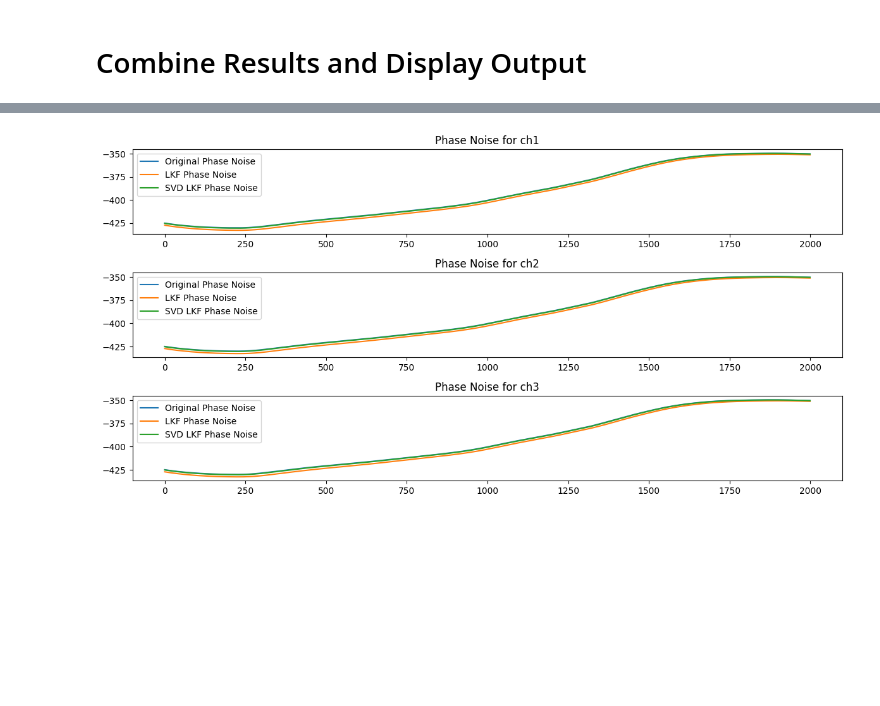
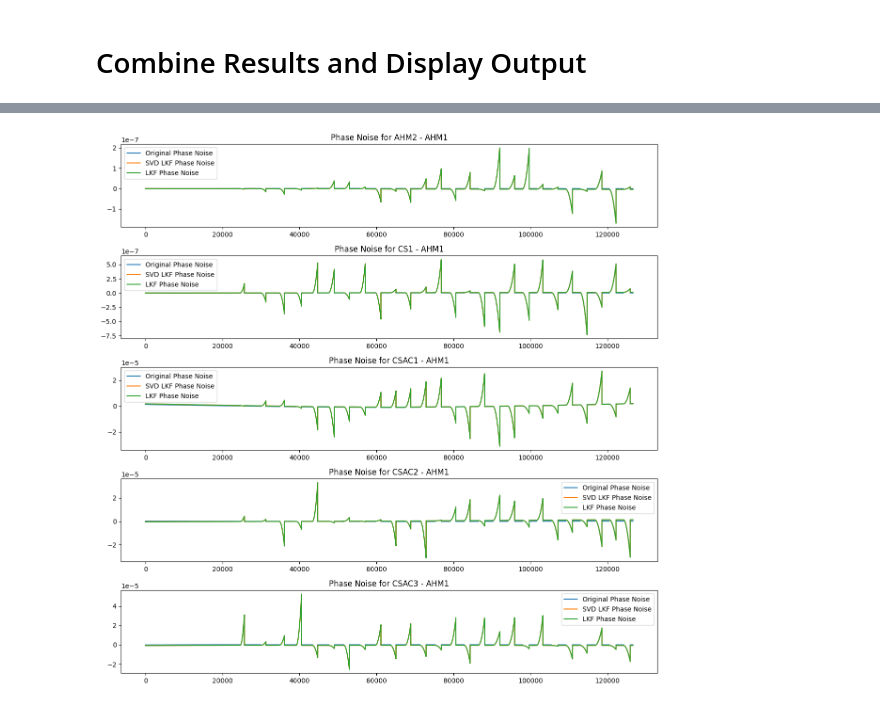
Before and after one commit to ahconnors/MATH530_Project, a Jupyter notebook: filter_data.ipynb, the cells around one changed output, grey strips where cells are left out. Cells and saved outputs as stored; diff of their text form; code cells hidden in the pictures; blank space fills up the shorter version.

Commit message:
fixed SVD, added functions to skip update step when gap in data, added file to dereference MMS, added dataset with gaps in it.

```diff
--- a/filter_data.ipynb
+++ b/filter_data.ipynb
@@ -31,7 +31,7 @@ print(df.head())
 # Define which filters to use and which columns to filter
 use_lkf = True
 use_svd_lkf = True
-columns_to_filter = ['ch1', 'ch2', 'ch3']  # List of column names to apply filters to
+columns_to_filter = ['AHM2 - AHM1', 'CS1 - AHM1', 'CSAC1 - AHM1', 'CSAC2 - AHM1', 'CSAC3 - AHM1']  # List of column names to apply filters to
 
 # Ensure columns exist in df
 columns_to_filter = [col for col in columns_to_filter if col in df.columns]
@@ -89,9 +136,14 @@ if use_lkf and n_cols > 0:
     # Apply filter
     filtered = {f"{col}_{comp}": [] for col in columns_to_filter for comp in selected_components}
     for i in range(len(df)):
-        z = df[columns_to_filter].iloc[i].values
+        row = df[columns_to_filter].iloc[i]
         kf.predict()
-        kf.update(z)
+        if row.isna().any():
+            # Missing measurement: only predict forward, do not update
+            kf.skip_update()
+        else:
+            z = row.values
+            kf.update(z)
         state = kf.get_updated_state()
         for j, col in enumerate(columns_to_filter):
             for k, comp in enumerate(selected_components):
@@ -116,14 +168,16 @@ if use_svd_lkf and n_cols > 0:
     # Apply filter
     filtered = {f"{col}_{comp}": [] for col in columns_to_filter for comp in selected_components}
     for i in range(len(df)):
-        z = df[columns_to_filter].iloc[i].values
-        kf_svd.update_SVD()
-
-        # print(z)
-
-        kf_svd.update(z)
+        row = df[columns_to_filter].iloc[i]
+        if row.isna().any():
+            kf_svd.skip_update()
+            kf_svd.predict()
+        else:
+            z = row.values
+            kf_svd.update_SVD()
+            kf_svd.update(z)
+            kf_svd.predict()
         state = kf_svd.get_updated_state()
-        kf_svd.predict()
         for j, col in enumerate(columns_to_filter):
             for k, comp in enumerate(selected_components):
                 filtered[f"{col}_{comp}"].append(state[j * n_state_per_col + k])
@@ -167,35 +232,37 @@ print(df.head())
 # %%
 import matplotlib.pyplot as plt
 
 # Fit and remove linear trend from phase to visualize noise
 def detrend_phase(signal):
-    """Fit a line to the signal and return the residual (noise)"""
     x = np.arange(len(signal))
-    coeffs = np.polyfit(x, signal, 1)  # Fit 1st degree polynomial (line)
+    # Remove NaN before fitting trend
+    mask = ~np.isnan(signal)
+    coeffs = np.polyfit(x[mask], signal[mask], 1)
     trend = np.polyval(coeffs, x)
-    return signal - trend
+    return signal - trend  # NaN values stay NaN but trend is correct everywhere
 
 
-point_range = [4000, 4500]
+# point_range = [0, 2000]
+point_range = [0, len(df)]  # Plot the entire range
 
-plt.figure(figsize=(12, 6))
+plt.figure(figsize=(12, 12))
 for i, col in enumerate(columns_to_filter):
     plt.subplot(n_cols, 1, i + 1)
 
     # Detrend the original phase
     original_phase_noise = detrend_phase(df[col].values)
     plt.plot(original_phase_noise[point_range[0]:point_range[1]], label='Original Phase Noise')
 
+    if use_svd_lkf:
+        svd_phase_noise = detrend_phase(df[f"{col}_phase_svd_lkf"].values)
+        plt.plot(svd_phase_noise[point_range[0]:point_range[1]], label='SVD LKF Phase Noise')
     if use_lkf:
         lkf_phase_noise = detrend_phase(df[f"{col}_phase_lkf"].values)
         plt.plot(lkf_phase_noise[point_range[0]:point_range[1]], label='LKF Phase Noise')
-    if use_svd_lkf:
-        svd_phase_noise = detrend_phase(df[f"{col}_phase_svd_lkf"].values)
-        plt.plot(svd_phase_noise[point_range[0]:point_range[1]], label='SVD LKF Phase Noise')
 
     plt.title(f"Phase Noise for {col}")
     plt.legend()
 plt.tight_layout()
 plt.show()
 # %% [output]
-[figure, old version]
+[figure, new version]
```
Also changed, not shown: parts of 5 cells of this notebook, 9 other files.
